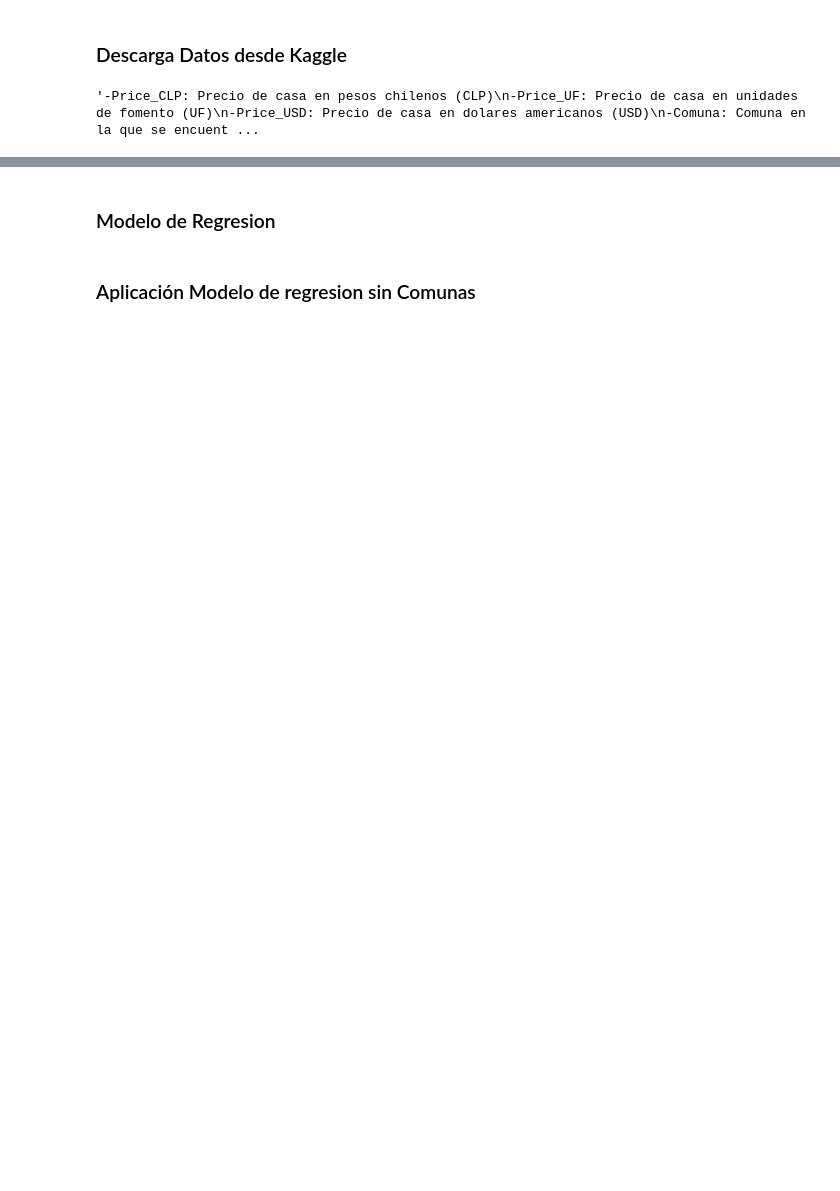
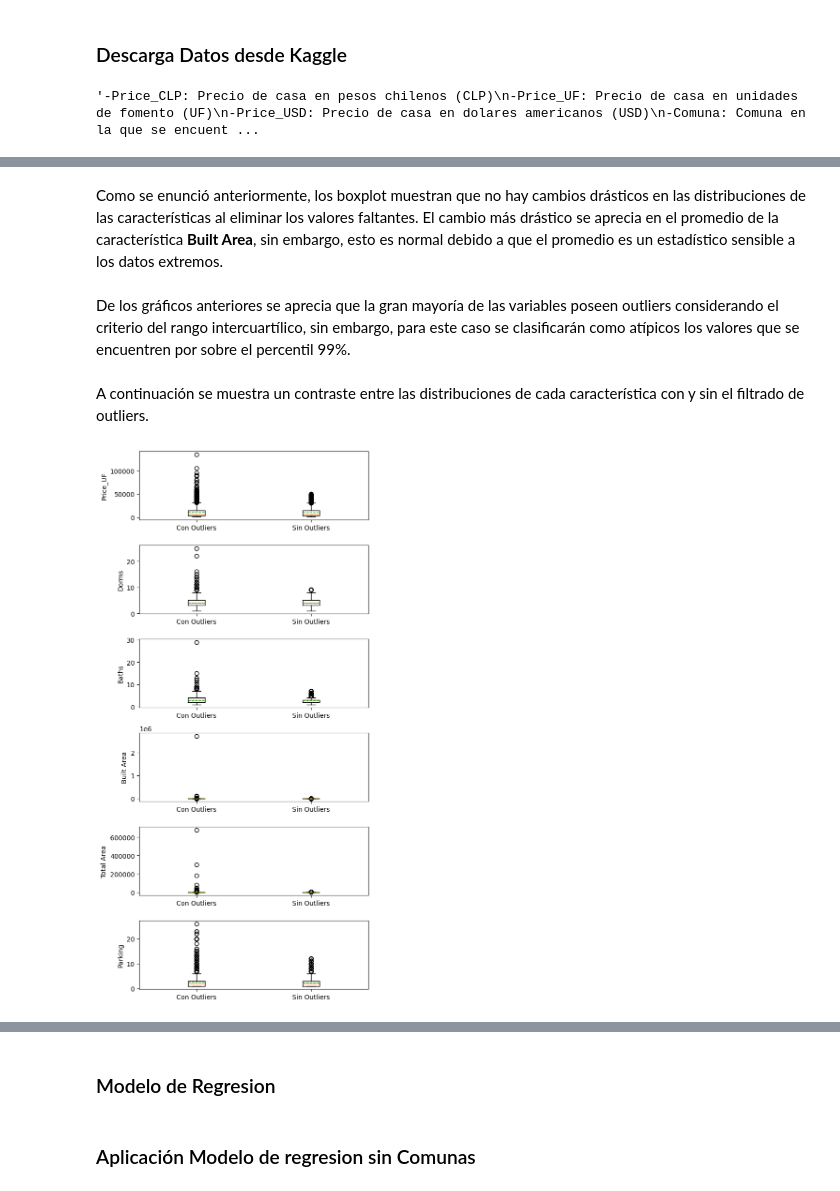
Before and after one commit to mespinoza8/Prediccion-Precio-Casas, a Jupyter notebook: precio_casas.ipynb, the cells around one changed output, grey strips where cells are left out. Saved outputs shown, nothing was run; the diff lists cells and outputs as text; code cells hidden in the pictures; blank space fills up the shorter version.

```diff
--- a/precio_casas.ipynb
+++ b/precio_casas.ipynb
@@ -109,0 +160,26 @@ plt.show()
+# %% [markdown]
+Como se enunció anteriormente, los boxplot muestran que no hay cambios drásticos en las distribuciones de las características al eliminar los valores faltantes. El cambio más drástico se aprecia en el promedio de la característica **Built Area**, sin embargo, esto es normal debido a que el promedio es un estadístico sensible a los datos extremos.
+# %% [markdown]
+De los gráficos anteriores se aprecia que la gran mayoría de las variables poseen outliers considerando el criterio del rango intercuartílico, sin embargo, para este caso se clasificarán como atípicos los valores que se encuentren por sobre el percentil 99%.
+# %%
+stats_filtered = df_casas_analysis[mask_is_nan].describe(percentiles=percentiles).transpose()
+p_threshold = 99
+mask_outliers = mask_is_nan.copy()
+for i, column in enumerate(df_casas_analysis.columns.values):
+    mask_outliers = mask_outliers & (df_casas_analysis[column] <= stats_filtered[str(p_threshold) + '%'].iloc[i])
+# %% [markdown]
+A continuación se muestra un contraste entre las distribuciones de cada característica con y sin el filtrado de outliers.
+# %%
+fig, axs = plt.subplots(nrows=df_casas_analysis.shape[1], ncols=1,
+                        figsize=(df_casas_analysis.shape[1], 2 * df_casas_analysis.shape[1]), tight_layout=True)
+
+labels = ['Con Outliers', 'Sin Outliers']
+
+for i, column in enumerate(df_casas_analysis.columns.values):
+    data_boxplot = [df_casas_analysis[column][mask_is_nan].values, df_casas_analysis[column][mask_outliers].values]
+    axs[i].boxplot(data_boxplot, labels=labels, showmeans=True, meanline=True)
+    axs[i].set_ylabel(column)
+
+plt.show()
+# %% [output]
+[figure, added]
```
Also changed, not shown: parts of 46 cells of this notebook, 1 other file.
